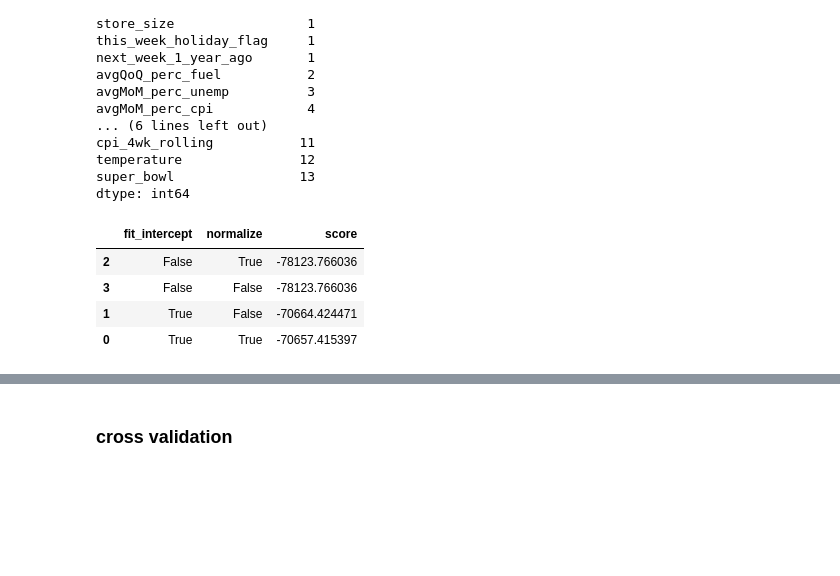
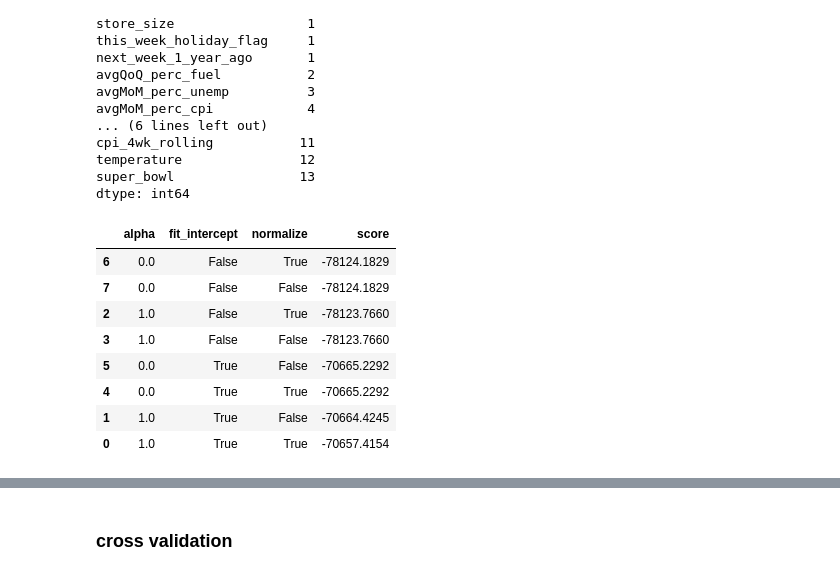
Before and after one commit to Attention-Walmart-Shoppers/capstone, a Jupyter notebook: final_notebook_draft.ipynb, the cells around one changed output, grey strips where cells are left out. Drawn from its saved outputs; the diff is of its cells as text; code cells hidden in the pictures; blank space fills up the shorter version.

```diff
--- a/final_notebook_draft.ipynb
+++ b/final_notebook_draft.ipynb
@@ -399,13 +413,17 @@ super_bowl                13
 dtype: int64
 # %%
 # use the function to get the combinations of parameters
-m.gridsearch (X_train_scaled, y_train, LassoLars() , params, 'neg_root_mean_squared_error')
+round(m.gridsearch (X_train_scaled, y_train, LassoLars() , params, 'neg_root_mean_squared_error'), 4)
 # %% [output]
-|  | fit_intercept | normalize | score |
-| 2 | False | True | -78123.766036 |
-| 3 | False | False | -78123.766036 |
-| 1 | True | False | -70664.424471 |
-| 0 | True | True | -70657.415397 |
+|  | alpha | fit_intercept | normalize | score |
+| 6 | 0.0 | False | True | -78124.1829 |
+| 7 | 0.0 | False | False | -78124.1829 |
+| 2 | 1.0 | False | True | -78123.7660 |
+| 3 | 1.0 | False | False | -78123.7660 |
+| 5 | 0.0 | True | False | -70665.2292 |
+| 4 | 0.0 | True | True | -70665.2292 |
+| 1 | 1.0 | True | False | -70664.4245 |
+| 0 | 1.0 | True | True | -70657.4154 |
 # %%
 # create the model and calculate RMSE
 lasso_rfe = m.create_model(X_train_scaled[top_rfe], y_train_df, 'actual', LassoLars(alpha = 1, normalize= False, fit_intercept= True), 'modelLasso' )
```
Also changed, not shown: parts of 49 cells of this notebook.
